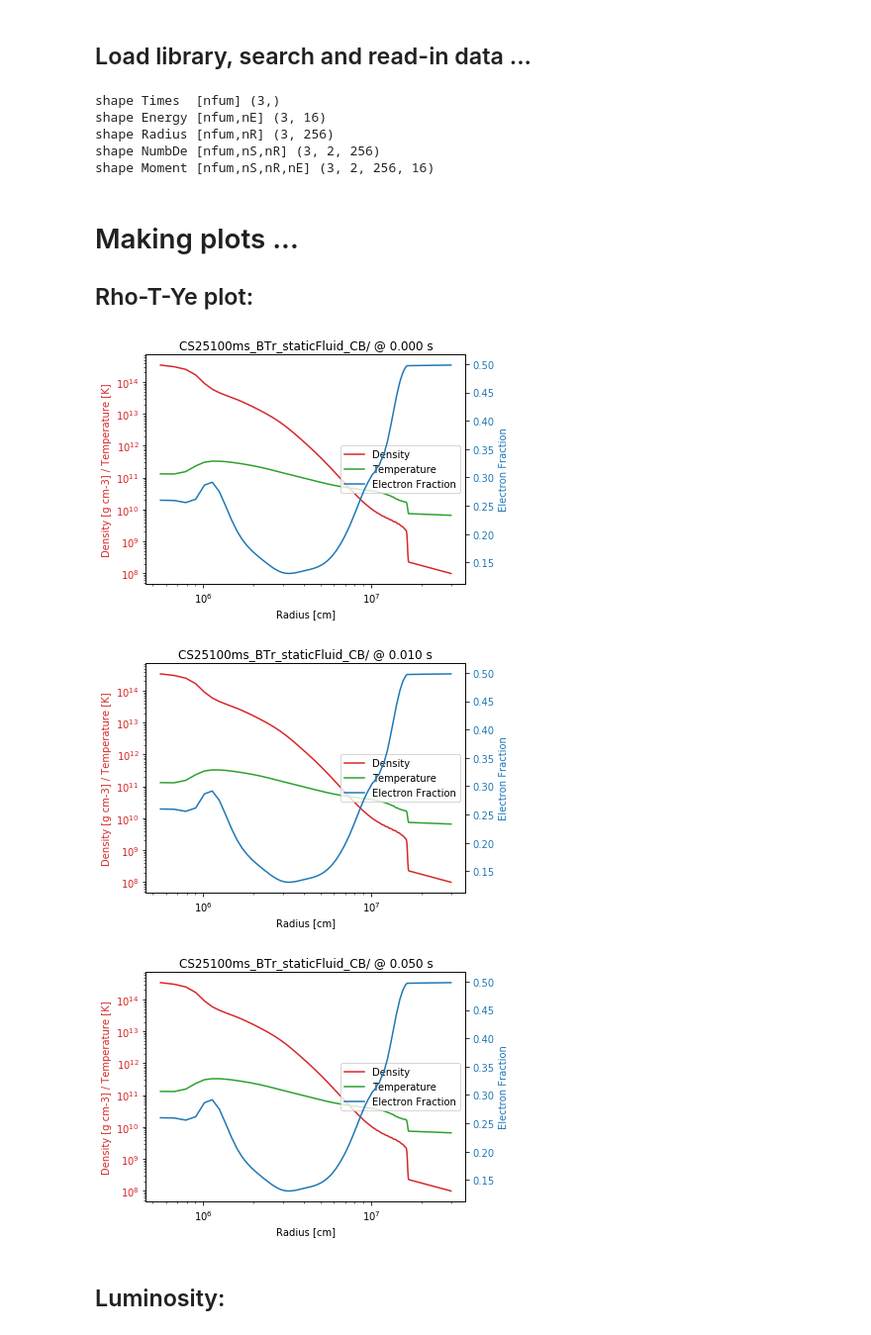
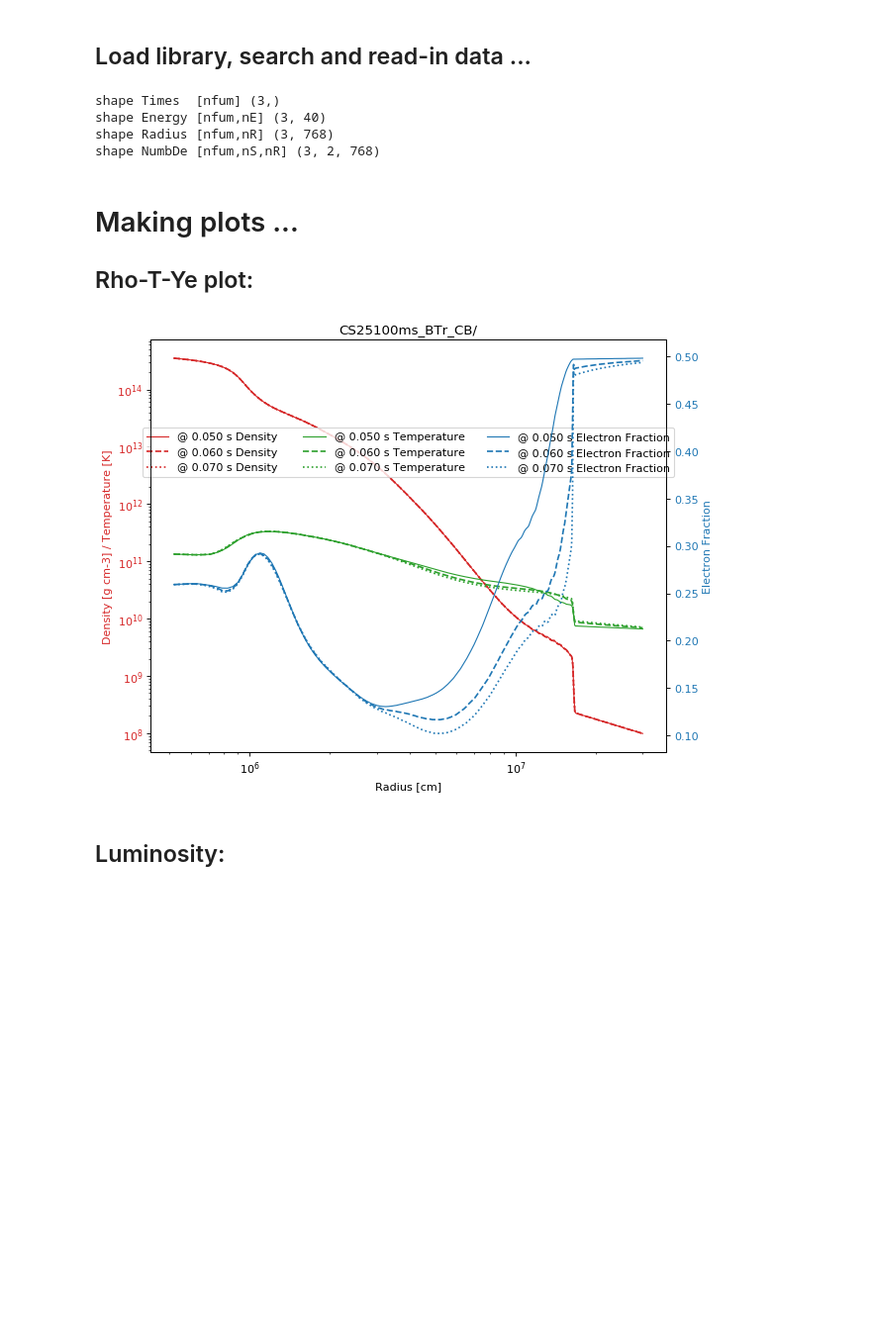
Before and after one commit to ranchu1/Analysis_FLASH, a Jupyter notebook: unitTests/2-[If-Stationary-State]1D.ipynb, the cells around one changed output. Shown at 99% size. Drawn from its saved outputs; the diff is of its cells as text; code cells hidden in the pictures; blank space fills up the shorter version.

```diff
--- a/unitTests/2-[If-Stationary-State]1D.ipynb
+++ b/unitTests/2-[If-Stationary-State]1D.ipynb
@@ -2,10 +2,10 @@
 ## - To compare multiple files for files under a same directory
 # %%
 BaseDir    = '/Users/ranchu/FLASHOR/Movies_n_Data/dele_1D_2S/Chimera_S25_100ms_Fluid/'
-ProblemDir = 'CS25100ms_BTr_staticFluid_CB/' # will be used as title
-OptionDir  = '16X16E_1_30_LS220'
+ProblemDir = 'CS25100ms_BTr_CB/' # will be used as title
+OptionDir  = '48X40E_1_12_LS220'
 
-FileIndex       = [0,100,500] # need to be a list
+FileIndex       = [500,600,700] # need to be a list
 nSpecies        = 2
 
 # default
@@ -30,24 +30,23 @@ import numpy as np
 = fyio.IO_GetMoments_n_ComputeMeanVars(FullFileNames,Directory, nSpecies)
 # %% [output]
 shape Times  [nfum] (3,)
-shape Energy [nfum,nE] (3, 16)
-shape Radius [nfum,nR] (3, 256)
-shape NumbDe [nfum,nS,nR] (3, 2, 256)
-shape Moment [nfum,nS,nR,nE] (3, 2, 256, 16)
+shape Energy [nfum,nE] (3, 40)
+shape Radius [nfum,nR] (3, 768)
+shape NumbDe [nfum,nS,nR] (3, 2, 768)
 # %% [markdown]
 # Making plots ...
 ## Rho-T-Ye plot:
 # %%
 %matplotlib inline
 import flashytlib.plot as fyplt
 
-for ifi in range(fnum):
-    fyplt.plt_1D_Eos(FullFileNames[ifi],\
-                 optional_title=ProblemDir+' @ {:.3f} s'.format(Times[ifi]))
+legends = ['@ {:.3f} s'.format(t) for t in Times]
+
+fyplt.plt_1D_Eos_multi(FullFileNames,\
+                       optional_title=ProblemDir,\
+                       optional_legend=legends)
 # %% [output]
-[figure, old version]
+[figure, new version]
-[figure, removed]
-[figure, removed]
 # %% [markdown]
 ## Luminosity:
 # %%
```
Also changed, not shown: parts of 4 cells of this notebook, 2 other files.
